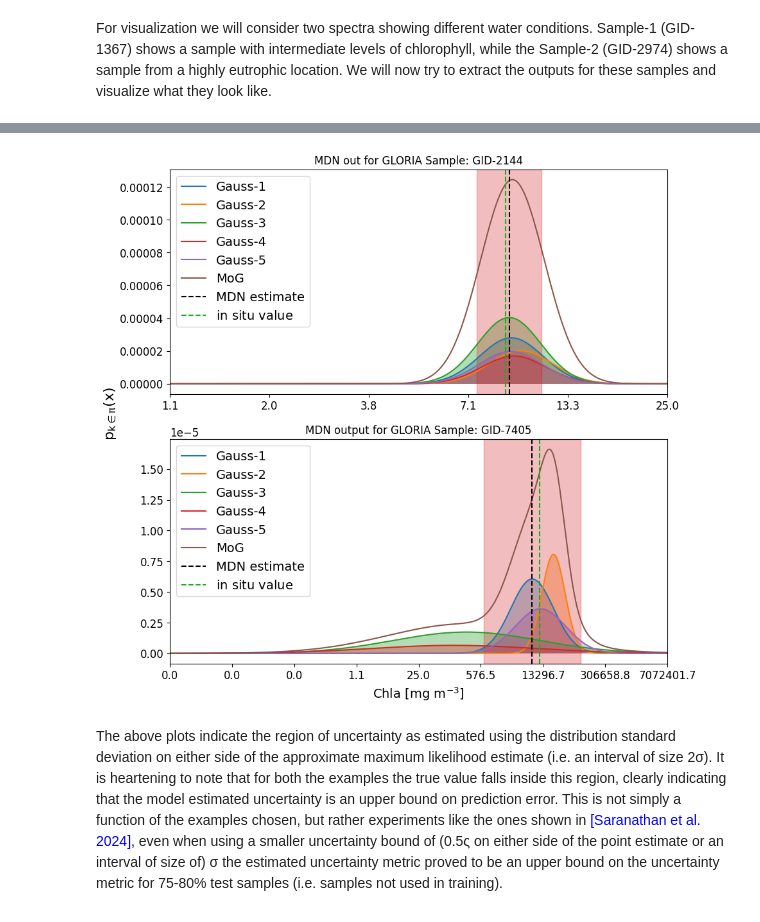
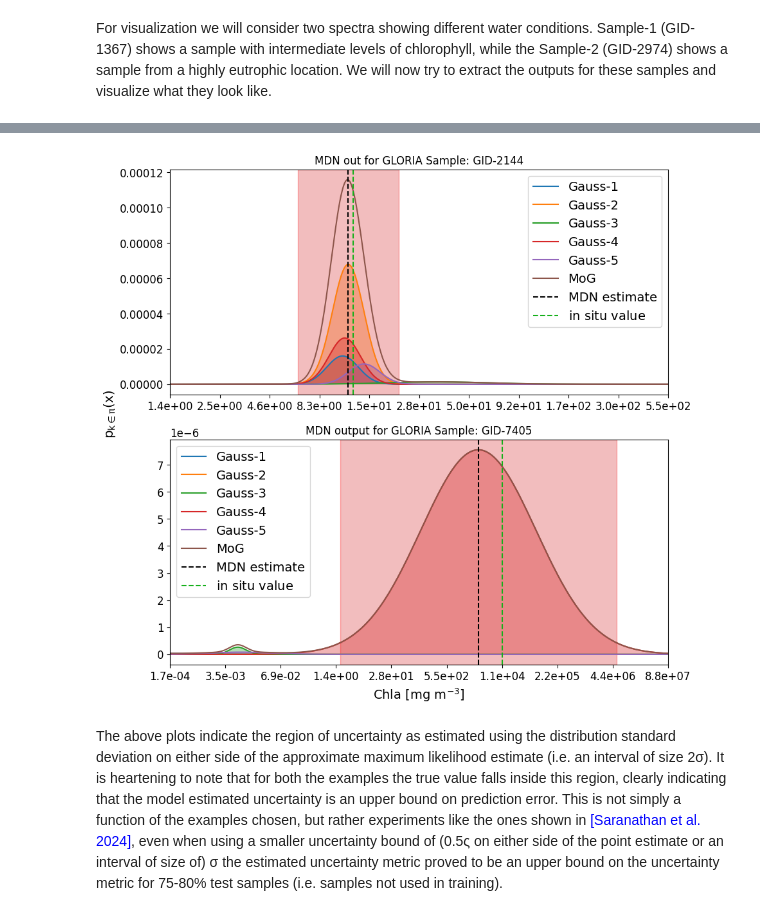
Before and after one commit to ryan-edward-oshea/MDN_tutorials, a Jupyter notebook: SC_2_MDN_product_uncertainty.ipynb, the cells around one changed output, grey strips where cells are left out. Saved outputs shown, nothing was run; the diff lists cells and outputs as text; code cells hidden in the pictures.

```diff
--- a/SC_2_MDN_product_uncertainty.ipynb
+++ b/SC_2_MDN_product_uncertainty.ipynb
@@ -171,0 +159,11 @@ Looking for model at OLCI resolution predicting chl!!
+# %%
+'Set the arguments to define the model'
+kwargs = {'products': "chl",
+          'sat_bands': False,
+          'model_loc': "Weights_test",
+          'sensor': "OLCI",
+          'model_uid': "39863a30bd3ea0c25f24a212564810cfc341ca66b6c10c8b464befac7fbf6a8f"}
+args = get_args(kwargs, use_cmdline=False)
+
+mdn_preds_full, mdn_preds_desc = get_mdn_preds_raw(np.squeeze(x_data[[idx_1, idx_2], :]), args=args, op_mode="full",
+                                                                 scaler_mode="non_invert")
@@ -201,7 +200,7 @@ Now that we know each of the individual components of the MDN outputs let us vis
 fig2, ax = plt.subplots(2, 1, figsize= (10, 10))
 lims_plot  = [[-0.5, -0.0], [-2, 2]]
 ticks_range = [0.1, 0.5]
-title_list = ["MDN out for GLORIA Sample: " + gid_data[idx_1][0].replace('_', '-'), "MDN output for GLORIA Sample: " + gid_data[idx_2][0].replace('_', '-')]
+title_list = ["MDN model-0 distribution for GLORIA Sample: " + gid_data[idx_1][0].replace('_', '-'), "MDN output for GLORIA Sample: " + gid_data[idx_2][0].replace('_', '-')]
 ins_val = [y_data[idx_1], y_data[idx_2]]
 
 scalery = mdn_preds_full['scalery'][0]
@@ -251,0 +302,3 @@ findfont: Generic family 'sans-serif' not found because none of the following fa
+# %%
+mdn_preds_v2, mdn_uncertainties, _ = get_mdn_preds_uncertainties(np.squeeze(x_data[[idx_1, idx_2], :]), args=args, op_mode="select",
+                                                                 scaler_mode="non_invert", uncert_mode="composite")
@@ -285,3 +388,0 @@ The MDN toolbox also contains a tool to estimate the uncertainty in the form of
-# %%
-'Get the uncertainties associated with the MDN predictions for each sample'
-mdn_uncertainties = get_mdn_uncert_ensemble(mdn_preds_full['coefs'], np.asarray(mdn_preds_full['estimates']), mdn_preds_full['scalery'], scaler_mode="non_invert")
@@ -308,56 +389,58 @@ mdn_preds_full['coefs']
 # %%
 'Create a new figure to hold this information'
-fig3, ax = plt.subplots(2, 1, figsize= (10, 10))
-lims_plot  = [[-0.5, -0.0], [-2, 2]]
+fig4, ax = plt.subplots(2, 1, figsize= (10, 10))
+lims_plot  = [[-0.5, 0.5], [-2, 2.5]]
 ticks_range = [0.1,0.5]
 title_list = ["MDN out for GLORIA Sample: " + gid_data[idx_1][0].replace('_', '-'), "MDN output for GLORIA Sample: " + gid_data[idx_2][0].replace('_', '-')]
 ins_val = [y_data[idx_1], y_data[idx_2]]
 
-scalery = mdn_preds_full['scalery'][0]
+
 for ctr in range(2):
+    selected_model = mdn_preds_v2['selected_index'][ctr]
     'Get the different MoG components'
-    weights = np.squeeze(mdn_preds_full['coefs'][0][0][ctr, :])
-    mu = np.squeeze(mdn_preds_full['coefs'][0][1][ctr, :])
-    var = np.squeeze(mdn_preds_full['coefs'][0][2][ctr, :])     # we are squeezing this down as in this case we a univariate model
+    scalery = mdn_preds_full['scalery'][selected_model]
+    weights = np.squeeze(mdn_preds_full['coefs'][selected_model][0][ctr, :])
+    mu = np.squeeze(mdn_preds_full['coefs'][selected_model][1][ctr, :])
+    var = np.squeeze(mdn_preds_full['coefs'][selected_model][2][ctr, :])     # we are squeezing this down as in this case we a univariate model
     'Create a variable to hold the distribution'
     y_prob = None
     for ii in range(5):
-        x_values = np.arange(-2, 2, 1.e-5)
+        x_values = np.arange(-2.5, 2.5, 1.e-5)
         y_pdf = scipy.stats.norm(mu[ii], np.sqrt(var[ii]))
         y_values = y_pdf.pdf(x_values)
         y_values = y_values / y_values.sum()
 
         if y_prob is None:
             y_prob = weights[ii] * y_values
         else:
             y_prob += (weights[ii] * y_values)
 
         loc = ticker.LinearLocator(numticks=int(round((lims_plot[ctr][1] - lims_plot[ctr][0])/ticks_range[ctr])+1))
-        fmt = ticker.FuncFormatter(lambda i, _: r"%1.1f" % (scalery.inverse_transform(i*np.ones((1,1)))))
+        fmt = ticker.FuncFormatter(lambda i, _: r"%1.1e" % (scalery.inverse_transform(i*np.ones((1,1)))))
 
         ax[ctr].fill_between(np.squeeze(x_values), 0, weights[ii]*y_values, alpha=0.35)
         ax[ctr].plot(np.squeeze(x_values), weights[ii]*y_values, linewidth=1.5, label=f"Gauss-{ii+1}")
 
     y_prob = y_prob/y_prob.sum()
     ax[ctr].plot(np.squeeze(x_values), y_prob, linewidth=1.5, label="MoG")
     ax[ctr].axvline(x=mu[np.argmax(weights)], color='k', linestyle='--', label="MDN estimate")
     ax[ctr].axvline(x=scalery.transform(ins_val[ctr]), color='xkcd:green', linestyle='--', label=r"$in~situ$ value")
     y_min, y_max = ax[ctr].get_ylim()
-    x_start, x_end = (mu[np.argmax(weights)] - (1.*mdn_uncertainties[ctr])), (mu[np.argmax(weights)] + (1.*mdn_uncertainties[ctr]))
+    x_start, x_end = (mu[np.argmax(weights)] - (1.*mdn_uncertainties['comp_unc'][ctr])).item(), (mu[np.argmax(weights)] + (1.*mdn_uncertainties['comp_unc'][ctr])).item()
     rectangle = patches.Rectangle((x_start, y_min), x_end - x_start, y_max - y_min, linewidth=1, edgecolor='r', facecolor='tab:red', alpha=0.3)
     ax[ctr].add_patch(rectangle)
     ax[ctr].legend()
     ax[ctr].set_xlim(lims_plot[ctr])
     ax[ctr].set_title(title_list[ctr])
     ax[ctr].xaxis.set_major_locator(loc)
     ax[ctr].xaxis.set_major_formatter(fmt)
     if ctr == 1:
         ax[ctr].set_xlabel(r'Chla [$mg~m^{-3}$]')
 
 
-fig3.supylabel(r'p$_{k \in \pi}$(x)');
+fig4.supylabel(r'p$_{k \in \pi}$(x)');
 # %% [output]
-[figure, old version]
+[figure, new version]
 # %% [markdown]
 The above plots indicate the region of uncertainty as estimated using the distribution standard deviation on either side of the approximate maximum likelihood estimate (i.e. an interval of size 2&#963;). It is heartening to note that for both the examples the true value falls inside this region, clearly indicating that the model estimated uncertainty is an upper bound on prediction error. This is not simply a function of the examples chosen, but rather experiments like the ones shown in <a url="https://www.frontiersin.org/journals/remote-sensing/articles/10.3389/frsen.2024.1383147/full" style="color:blue"> [Saranathan et al. 2024]</a>, even when using a smaller uncertainty bound of (0.5&#962; on either side of the point estimate or an interval of size of) &#963; the estimated uncertainty metric proved to be an upper bound on the uncertainty metric for 75-80% test samples (i.e. samples not used in training).
 
```
Also changed, not shown: parts of 19 cells of this notebook, 2 other files.
